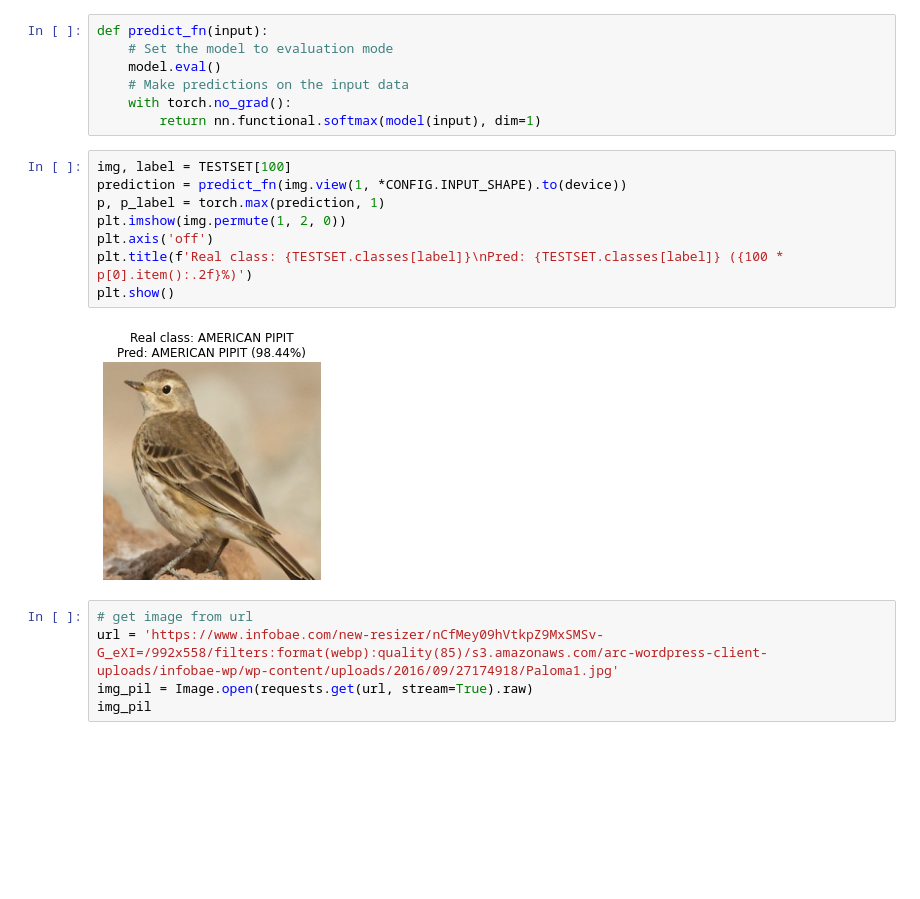
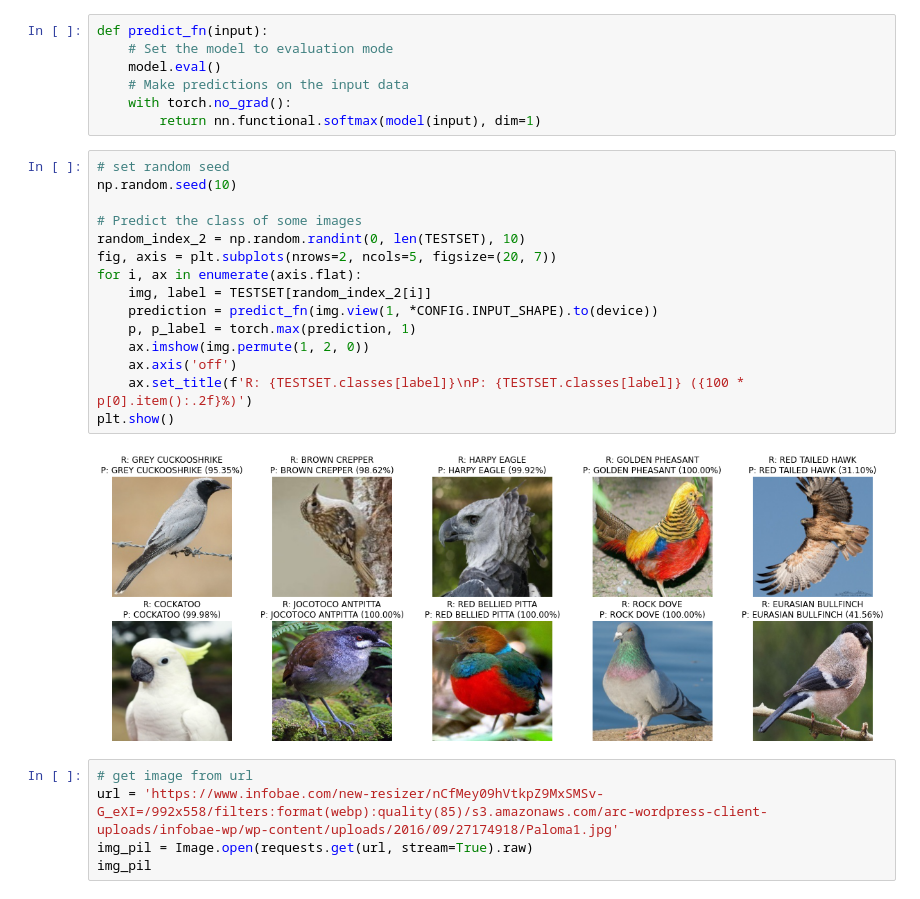
Before and after one commit to medso0018/BirdSpeciesClassifier, a Jupyter notebook: notebooks/birds_classification.ipynb, the cells around one changed output. Drawn from its saved outputs; the diff is of its cells as text; blank space fills up the shorter version.

Commit message:
add random seed

```diff
--- a/notebooks/birds_classification.ipynb
+++ b/notebooks/birds_classification.ipynb
@@ -272,15 +275,22 @@ def predict_fn(input):
     with torch.no_grad():
         return nn.functional.softmax(model(input), dim=1)
 # %%
-img, label = TESTSET[100]
-prediction = predict_fn(img.view(1, *CONFIG.INPUT_SHAPE).to(device))
-p, p_label = torch.max(prediction, 1)
-plt.imshow(img.permute(1, 2, 0))
-plt.axis('off')
-plt.title(f'Real class: {TESTSET.classes[label]}\nPred: {TESTSET.classes[label]} ({100 * p[0].item():.2f}%)')
+# set random seed
+np.random.seed(10)
+
+# Predict the class of some images
+random_index_2 = np.random.randint(0, len(TESTSET), 10)
+fig, axis = plt.subplots(nrows=2, ncols=5, figsize=(20, 7))
+for i, ax in enumerate(axis.flat):
+    img, label = TESTSET[random_index_2[i]]
+    prediction = predict_fn(img.view(1, *CONFIG.INPUT_SHAPE).to(device))
+    p, p_label = torch.max(prediction, 1)
+    ax.imshow(img.permute(1, 2, 0))
+    ax.axis('off')
+    ax.set_title(f'R: {TESTSET.classes[label]}\nP: {TESTSET.classes[label]} ({100 * p[0].item():.2f}%)')
 plt.show()
 # %% [output]
-[figure, old version]
+[figure, new version]
 # %%
 # get image from url
 url = 'https://www.infobae.com/new-resizer/nCfMey09hVtkpZ9MxSMSv-G_eXI=/992x558/filters:format(webp):quality(85)/s3.amazonaws.com/arc-wordpress-client-uploads/infobae-wp/wp-content/uploads/2016/09/27174918/Paloma1.jpg'
```
Also changed, not shown: parts of 1 cell of this notebook.
